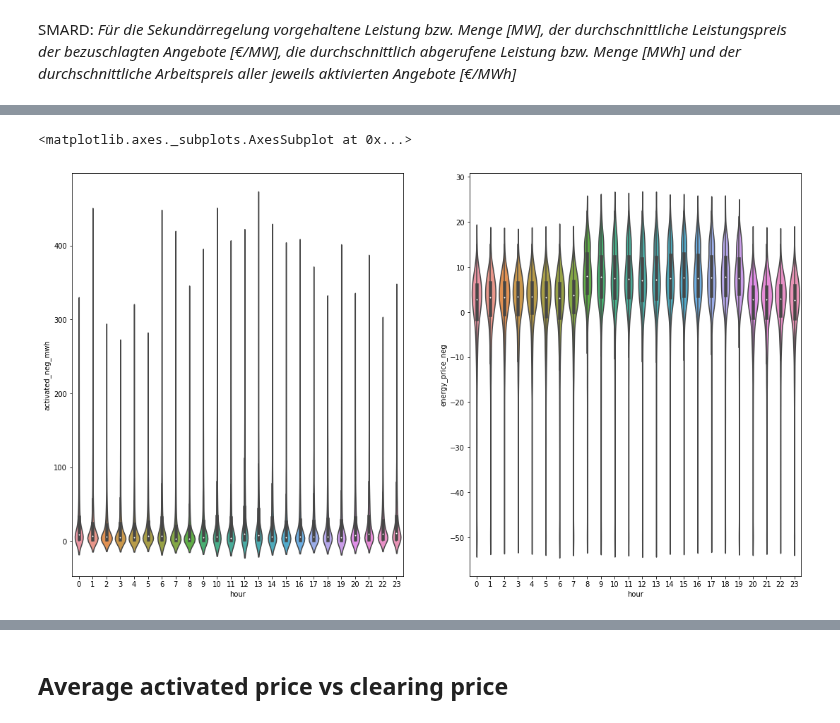
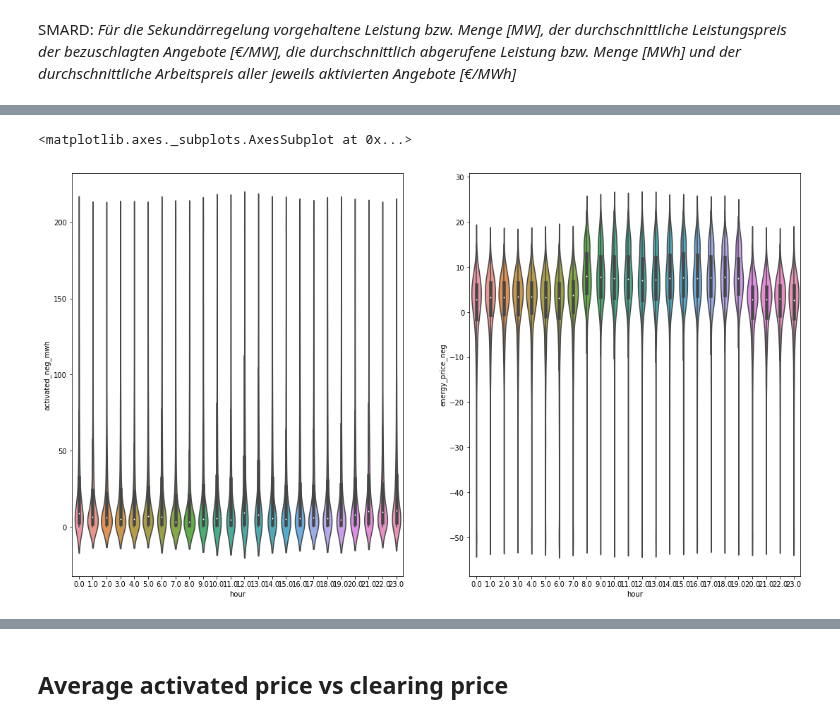
Before and after one commit to indyfree/FleetSim, a Jupyter notebook: notebooks/03-Balancing-Market.ipynb, the cells around one changed output, grey strips where cells are left out. Drawn from its saved outputs; the diff is of its cells as text; code cells hidden in the pictures.

```diff
--- a/notebooks/03-Balancing-Market.ipynb
+++ b/notebooks/03-Balancing-Market.ipynb
@@ -182,7 +141,7 @@ df_activated.set_index("from").groupby(pd.Grouper(freq='W')).sum().plot()
 # %% [markdown]
 SMARD: _Für die Sekundärregelung vorgehaltene Leistung bzw. Menge [MW], der durchschnittliche Leistungspreis der bezuschlagten Angebote [€/MW], die durchschnittlich abgerufene Leistung bzw. Menge [MWh] und der durchschnittliche Arbeitspreis aller jeweils aktivierten Angebote [€/MWh]_
 # %%
-df_smard = pd.read_csv("../data/raw/balancing/de_activated_srl_2016_2017.csv", sep=';', index_col=False,
+df_smard = pd.read_csv("../data/raw/balancing/smard_activated_srl_2016_2017.csv", sep=';', index_col=False,
                          dayfirst=True, parse_dates=[0], infer_datetime_format=True)
 df_smard.columns=["date", "time", "acitvated_pos_mwh", "activated_neg_mwh", "energy_price_pos", "energy_price_neg", "allocated_pos_mw", "allocated_neg_mw", "capacity_price_pos", "capacity_price_neg"]
 
@@ -206,15 +165,12 @@ df_smard.head()
 # %%
 df_smard["day"] = df_smard["date"].dt.weekday
 df_smard["hour"] = df_smard["date"].dt.hour
 
-# Cap energy prices for better plot visibility
-df_smard.loc[df_smard["energy_price_neg"] < -50, "energy_price_neg"] = -50
-#df_smard.loc[df_smard["capacity_mw"] > 1000, "capacity_mw"] = 1000
-
+clipped_data = df_smard[["day", "hour", "energy_price_neg", "activated_neg_mwh"]].clip(-50, 200)
 f, (ax1, ax2) = plt.subplots(1, 2)
 f.set_size_inches(18.5, 10.5)
-sns.violinplot(x="hour", y="activated_neg_mwh", data=df_smard, ax=ax1)
-sns.violinplot(x="hour", y="energy_price_neg", data=df_smard, ax=ax2)
+sns.violinplot(x="hour", y="activated_neg_mwh", data=clipped_data, ax=ax1)
+sns.violinplot(x="hour", y="energy_price_neg", data=clipped_data, ax=ax2)
 # %% [output]
 <matplotlib.axes._subplots.AxesSubplot at 0x...>
-[figure, old version]
+[figure, new version]
```
Also changed, not shown: parts of 17 cells of this notebook, 1 other file.
